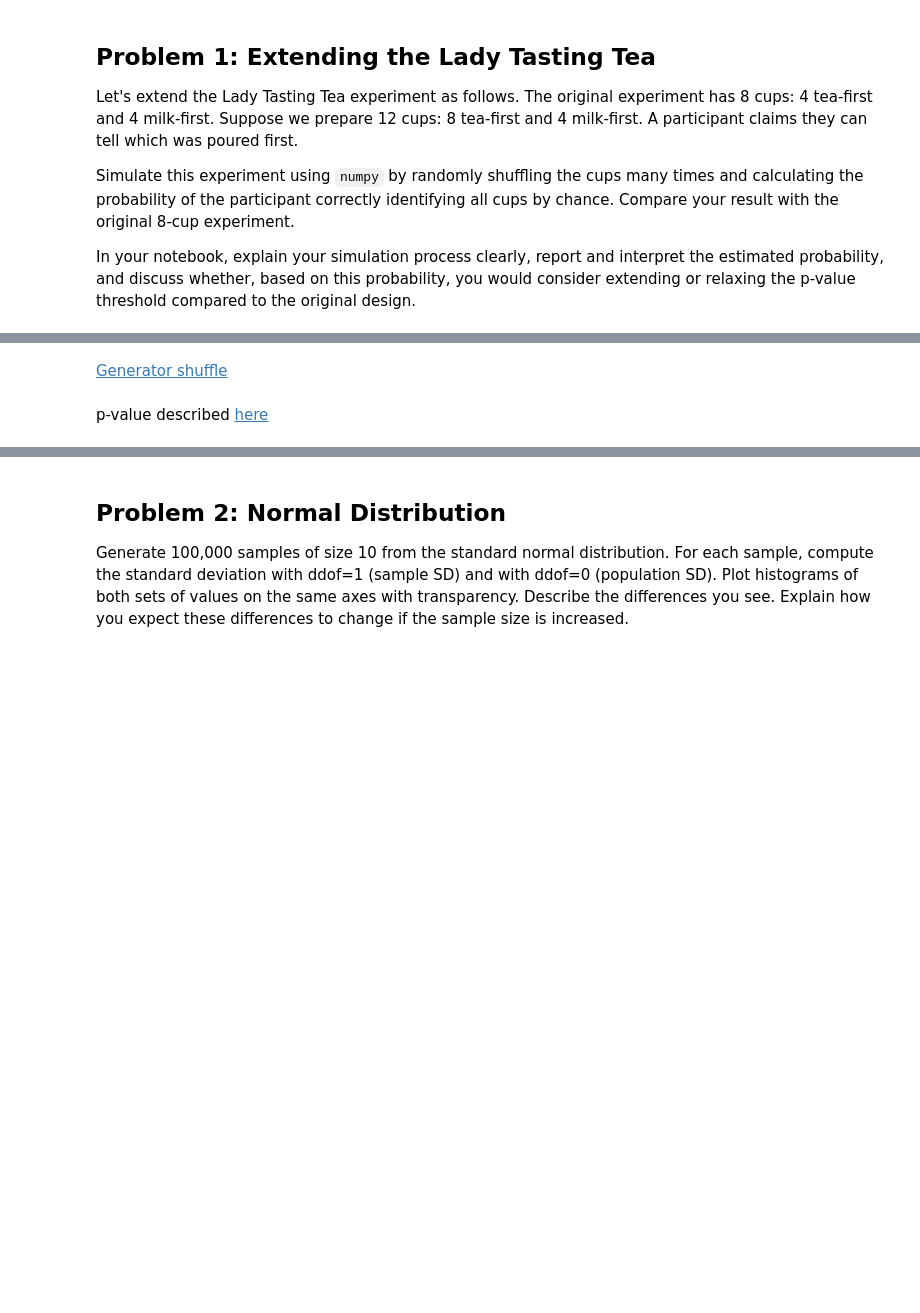
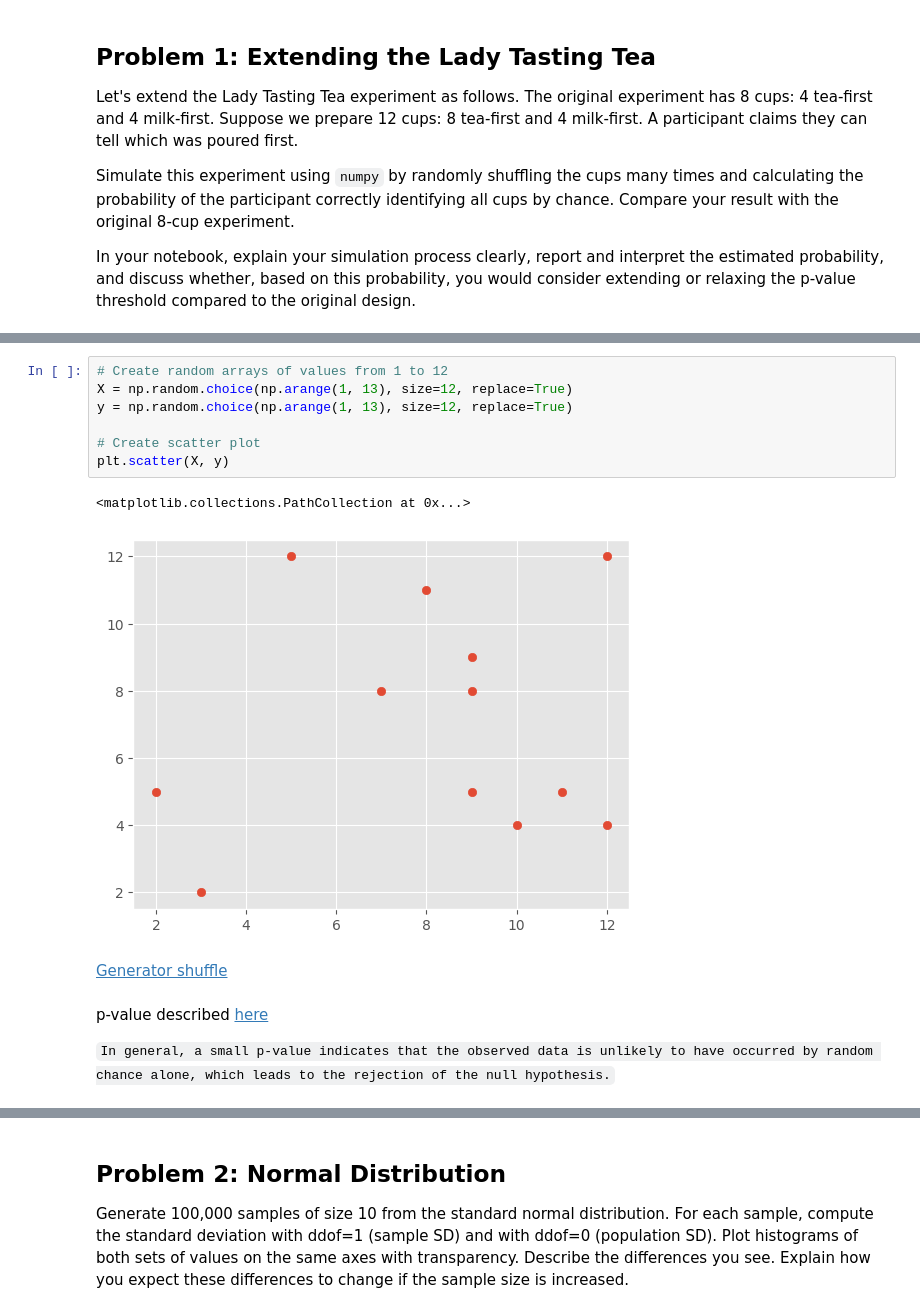
Before and after one commit to holmstead/applied_statistics, a Jupyter notebook: problems.ipynb, the cells around one changed output, grey strips where cells are left out. Cells and saved outputs as stored; diff of their text form; blank space fills up the shorter version.

```diff
--- a/problems.ipynb
+++ b/problems.ipynb
@@ -59,4 +63,16 @@ plt.scatter(X, y)
+# %%
+# Create random arrays of values from 1 to 12
+X = np.random.choice(np.arange(1, 13), size=12, replace=True)
+y = np.random.choice(np.arange(1, 13), size=12, replace=True)
+
+# Create scatter plot
+plt.scatter(X, y)
+# %% [output]
+<matplotlib.collections.PathCollection at 0x...>
+[figure, added]
 # %% [markdown]
 [Generator shuffle](https://numpy.org/doc/stable/reference/random/generated/numpy.random.Generator.shuffle.html#numpy.random.Generator.shuffle)
 # %% [markdown]
 p-value described [here](https://www.geeksforgeeks.org/machine-learning/p-value/)
+
+`In general, a small p-value indicates that the observed data is unlikely to have occurred by random chance alone, which leads to the rejection of the null hypothesis.`
```
Also changed, not shown: parts of 14 cells of this notebook.
